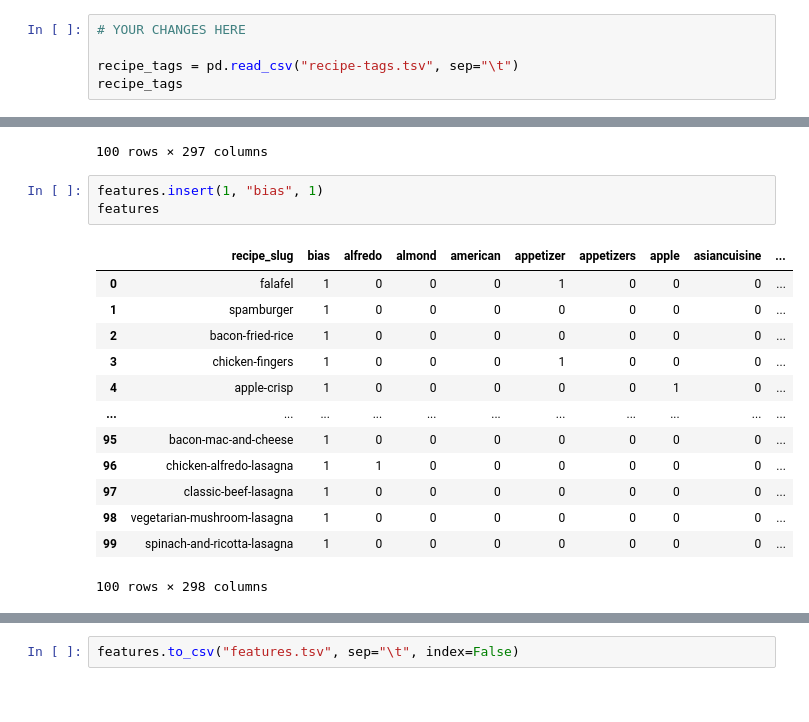
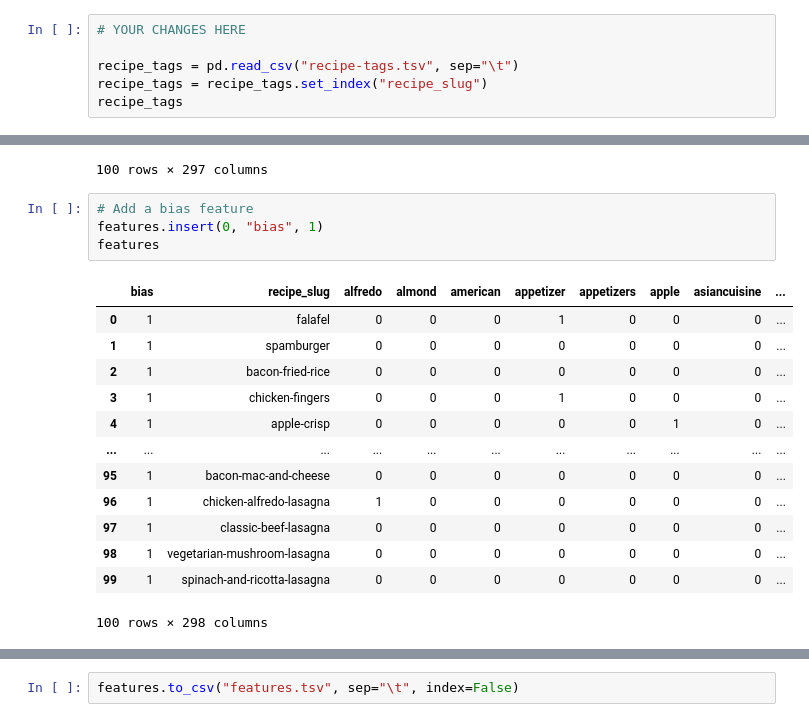
Before and after one commit to cfornesa/dx704-project-04, a Jupyter notebook: project.ipynb, the cells around one changed output, grey strips where cells are left out. Saved outputs shown, nothing was run; the diff lists cells and outputs as text.

```diff
--- a/project.ipynb
+++ b/project.ipynb
@@ -106,5 +108,6 @@ It is highly recommended to make sure that "features.tsv" and "ratings.tsv" have
 # YOUR CHANGES HERE
 
 recipe_tags = pd.read_csv("recipe-tags.tsv", sep="\t")
+recipe_tags = recipe_tags.set_index("recipe_slug")
 recipe_tags
 # %% [output]
@@ -162,19 +174,20 @@ features
 | 99 | spinach-and-ricotta-lasagna | 0 | 0 | 0 | 0 | 0 | 0 | 0 | 0 | ... |
 100 rows × 297 columns
 # %%
-features.insert(1, "bias", 1)
+# Add a bias feature
+features.insert(0, "bias", 1)
 features
 # %% [output]
-|  | recipe_slug | bias | alfredo | almond | american | appetizer | appetizers | apple | asiancuisine | ... |
-| 0 | falafel | 1 | 0 | 0 | 0 | 1 | 0 | 0 | 0 | ... |
-| 1 | spamburger | 1 | 0 | 0 | 0 | 0 | 0 | 0 | 0 | ... |
-| 2 | bacon-fried-rice | 1 | 0 | 0 | 0 | 0 | 0 | 0 | 0 | ... |
-| 3 | chicken-fingers | 1 | 0 | 0 | 0 | 1 | 0 | 0 | 0 | ... |
-| 4 | apple-crisp | 1 | 0 | 0 | 0 | 0 | 0 | 1 | 0 | ... |
+|  | bias | recipe_slug | alfredo | almond | american | appetizer | appetizers | apple | asiancuisine | ... |
+| 0 | 1 | falafel | 0 | 0 | 0 | 1 | 0 | 0 | 0 | ... |
+| 1 | 1 | spamburger | 0 | 0 | 0 | 0 | 0 | 0 | 0 | ... |
+| 2 | 1 | bacon-fried-rice | 0 | 0 | 0 | 0 | 0 | 0 | 0 | ... |
+| 3 | 1 | chicken-fingers | 0 | 0 | 0 | 1 | 0 | 0 | 0 | ... |
+| 4 | 1 | apple-crisp | 0 | 0 | 0 | 0 | 0 | 1 | 0 | ... |
 | ... | ... | ... | ... | ... | ... | ... | ... | ... | ... | ... |
-| 95 | bacon-mac-and-cheese | 1 | 0 | 0 | 0 | 0 | 0 | 0 | 0 | ... |
-| 96 | chicken-alfredo-lasagna | 1 | 1 | 0 | 0 | 0 | 0 | 0 | 0 | ... |
-| 97 | classic-beef-lasagna | 1 | 0 | 0 | 0 | 0 | 0 | 0 | 0 | ... |
-| 98 | vegetarian-mushroom-lasagna | 1 | 0 | 0 | 0 | 0 | 0 | 0 | 0 | ... |
-| 99 | spinach-and-ricotta-lasagna | 1 | 0 | 0 | 0 | 0 | 0 | 0 | 0 | ... |
+| 95 | 1 | bacon-mac-and-cheese | 0 | 0 | 0 | 0 | 0 | 0 | 0 | ... |
+| 96 | 1 | chicken-alfredo-lasagna | 1 | 0 | 0 | 0 | 0 | 0 | 0 | ... |
+| 97 | 1 | classic-beef-lasagna | 0 | 0 | 0 | 0 | 0 | 0 | 0 | ... |
+| 98 | 1 | vegetarian-mushroom-lasagna | 0 | 0 | 0 | 0 | 0 | 0 | 0 | ... |
+| 99 | 1 | spinach-and-ricotta-lasagna | 0 | 0 | 0 | 0 | 0 | 0 | 0 | ... |
 100 rows × 298 columns
```
Also changed, not shown: parts of 21 cells of this notebook, 5 other files.
